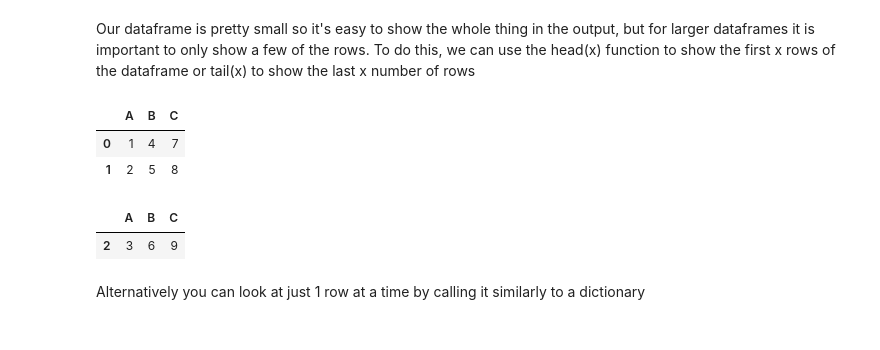
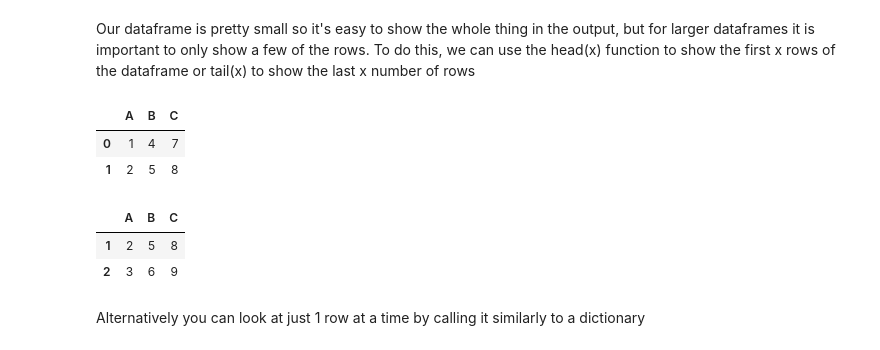
Before and after one commit to Siqi-Fang/SC22-B-the-stars-daily, a Jupyter notebook: Greg Chu/intro_to_python.ipynb, the cells around one changed output. Saved outputs shown, nothing was run; the diff lists cells and outputs as text; code cells hidden in the pictures.

```diff
--- a/Greg Chu/intro_to_python.ipynb
+++ b/Greg Chu/intro_to_python.ipynb
@@ -224,9 +266,10 @@ data.head(2)
 | 0 | 1 | 4 | 7 |
 | 1 | 2 | 5 | 8 |
 # %%
-data.tail(1)
+data.tail(2)
 # %% [output]
 |  | A | B | C |
+| 1 | 2 | 5 | 8 |
 | 2 | 3 | 6 | 9 |
 # %% [markdown]
 Alternatively you can look at just 1 row at a time by calling it similarly to a dictionary
```
Also changed, not shown: parts of 30 cells of this notebook, 28 other files.
